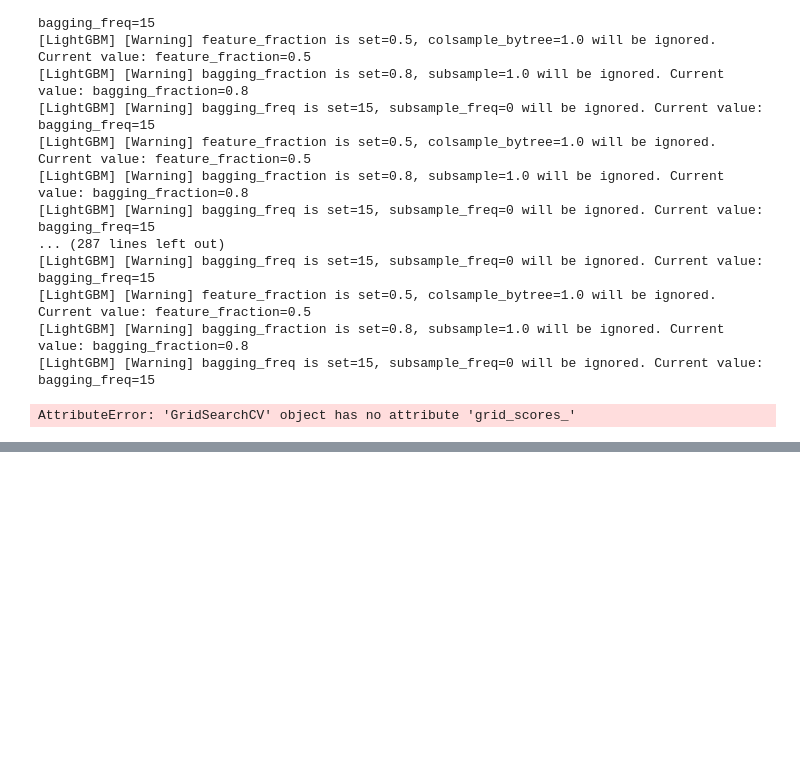
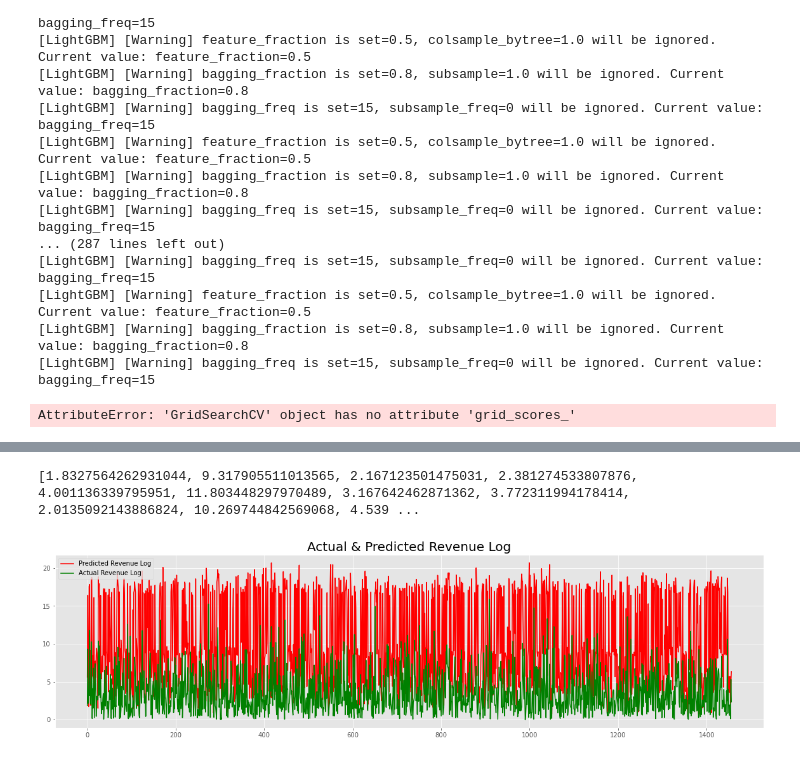
Before and after one commit to sherintm/GA-customer-revenue-analysis, a Jupyter notebook: GACustomerRevenueAnalysis.ipynb, the cells around one changed output, grey strips where cells are left out. Cells and saved outputs as stored; diff of their text form; code cells hidden in the pictures; blank space fills up the shorter version.

```diff
--- a/GACustomerRevenueAnalysis.ipynb
+++ b/GACustomerRevenueAnalysis.ipynb
@@ -1274,0 +1340,24 @@ plt.show()
+# %%
+y_zip = list(zip(y_val, y_pred_val))
+y_zip_nonzero = [(x,y) for x,y in y_zip if x!= 0 ]
+y_zip_nonzero
+y_pred_nz, y_test_nz = [], []
+for x, y in y_zip_nonzero:
+    y_pred_nz.append(x)
+    y_test_nz.append(y)
+#print(y_pred_nz)
+print(y_test_nz)
+y_pred_nz = np.array(y_pred_nz)
+y_test_nz = np.array(y_test_nz)
+# %% [output]
+[1.8327564262931044, 9.317905511013565, 2.167123501475031, 2.381274533807876, 4.001136339795951, 11.803448297970489, 3.167642462871362, 3.772311994178414, 2.0135092143886824, 10.269744842569068, 4.539 ...
+# %%
+fig = plt.figure(figsize=(20,5))
+plt.plot(range(len(y_pred_nz)), y_pred_nz, color = "red", label='Predicted Revenue Log')
+plt.plot(range(len(y_test_nz)), y_test_nz, color = "green", label='Actual Revenue Log')
+plt.title('Actual & Predicted Revenue Log', fontsize=20)
+plt.legend()
+plt.savefig("Figures/CompareYtest&Yprediction.png")
+plt.show()
+# %% [output]
+[figure, added]
```
Also changed, not shown: parts of 8 cells of this notebook, 14 other files.
